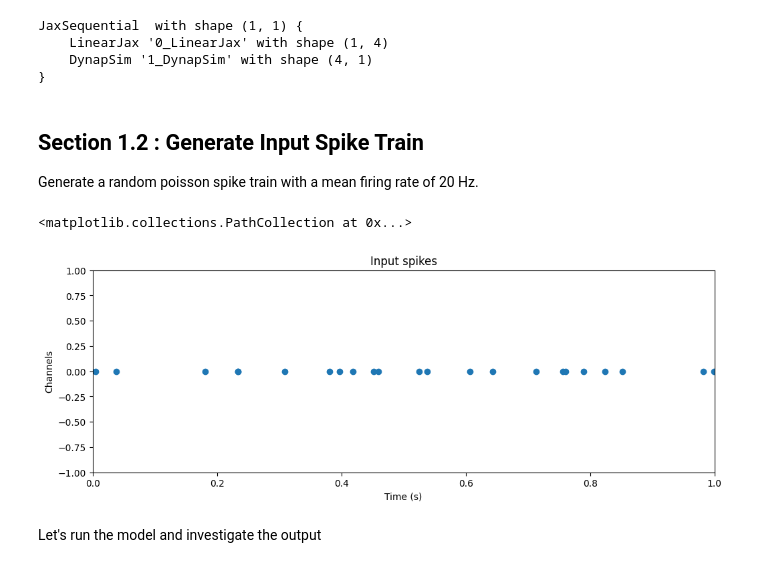
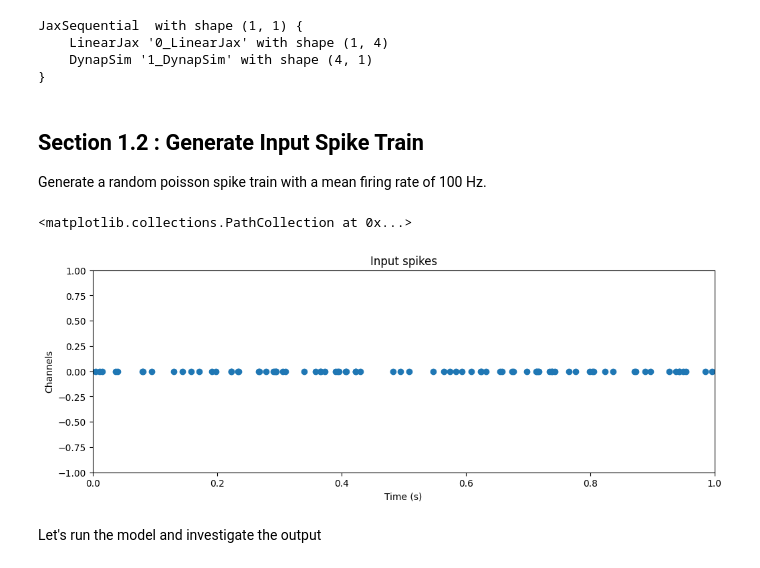
Before and after one commit to synsense/rockpool, a Jupyter notebook: docs/devices/DynapSE/spike_rate.ipynb, the cells around one changed output. Saved outputs shown, nothing was run; the diff lists cells and outputs as text; code cells hidden in the pictures.

```diff
--- a/docs/devices/DynapSE/spike_rate.ipynb
+++ b/docs/devices/DynapSE/spike_rate.ipynb
@@ -132,14 +132,14 @@ JaxSequential  with shape (1, 1) {
 # %% [markdown]
 ## Section 1.2 : Generate Input Spike Train
 
-Generate a random poisson spike train with a mean firing rate of 20 Hz.
+Generate a random poisson spike train with a mean firing rate of 100 Hz.
 # %%
-spikes_in = poisson_spike_train(n_channels=1, duration=1.0, rate=20.0, dt=dt, seed=2021)
+spikes_in = poisson_spike_train(n_channels=1, duration=1.0, rate=100.0, dt=dt, seed=2021)
 spike_ts = TSEvent.from_raster(spikes_in, name="Input spikes", periodic=True, dt=dt)
 spike_ts.plot()
 # %% [output]
 <matplotlib.collections.PathCollection at 0x...>
-[figure, old version]
+[figure, new version]
 # %% [markdown]
 Let's run the model and investigate the output
 # %% [markdown]
```
Also changed, not shown: parts of 12 cells of this notebook.
